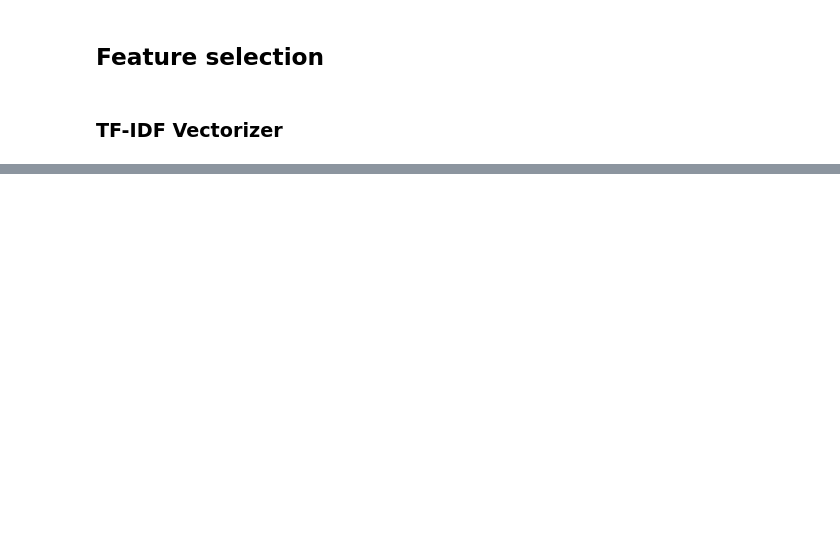
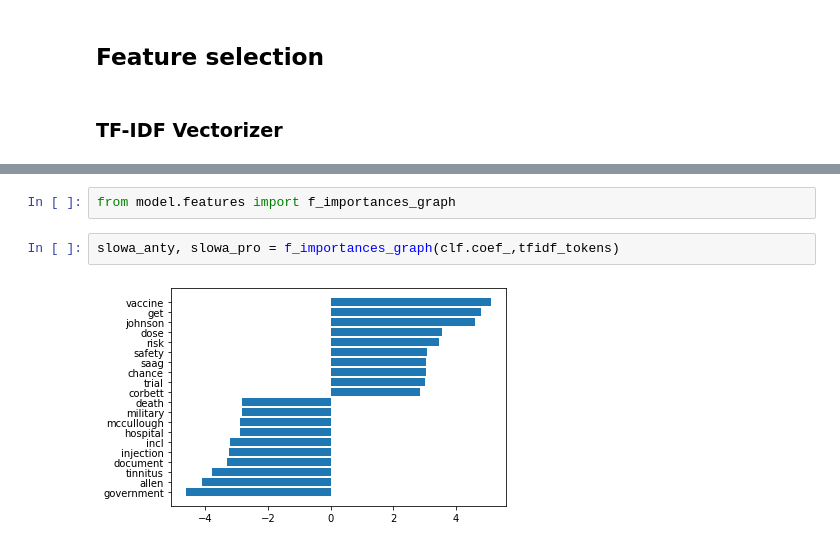
Before and after one commit to qaziok/ModelowanieGlebokichPrzekonan, a Jupyter notebook: DeepBeliefModeling.ipynb, the cells around one changed output, grey strips where cells are left out. Cells and saved outputs as stored; diff of their text form; blank space fills up the shorter version.

```diff
--- a/DeepBeliefModeling.ipynb
+++ b/DeepBeliefModeling.ipynb
@@ -149,0 +134,6 @@ Count vectorizer
+# %%
+from model.features import f_importances_graph
+# %%
+slowa_anty, slowa_pro = f_importances_graph(clf.coef_,tfidf_tokens)
+# %% [output]
+[figure, added]
```
Also changed, not shown: parts of 9 cells of this notebook, 13 other files.
